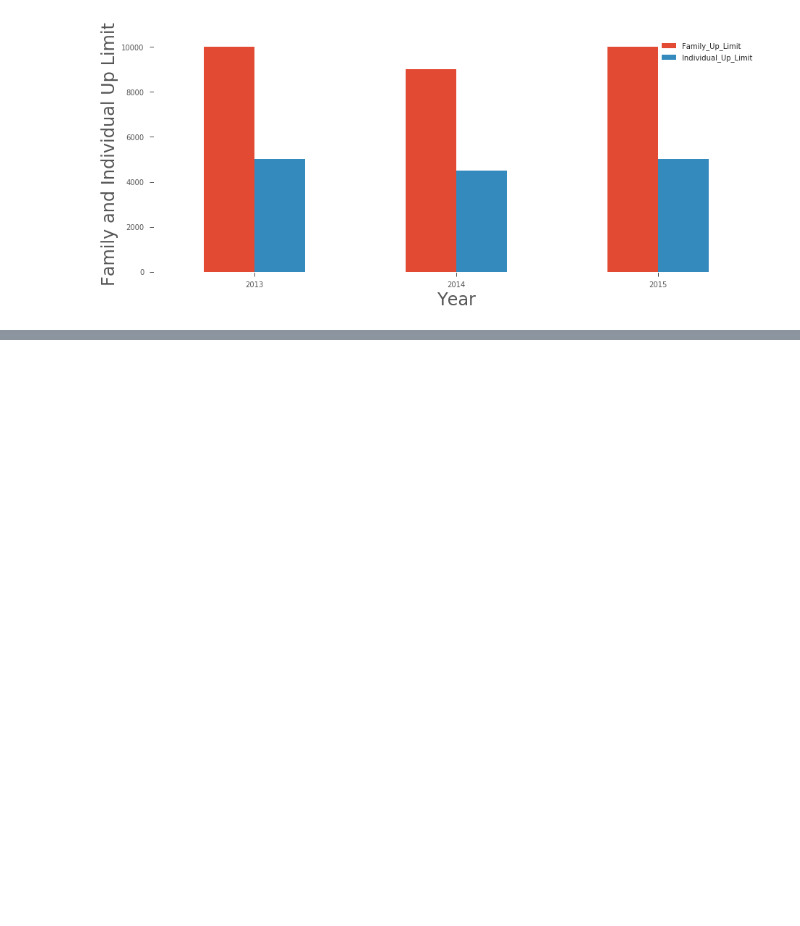
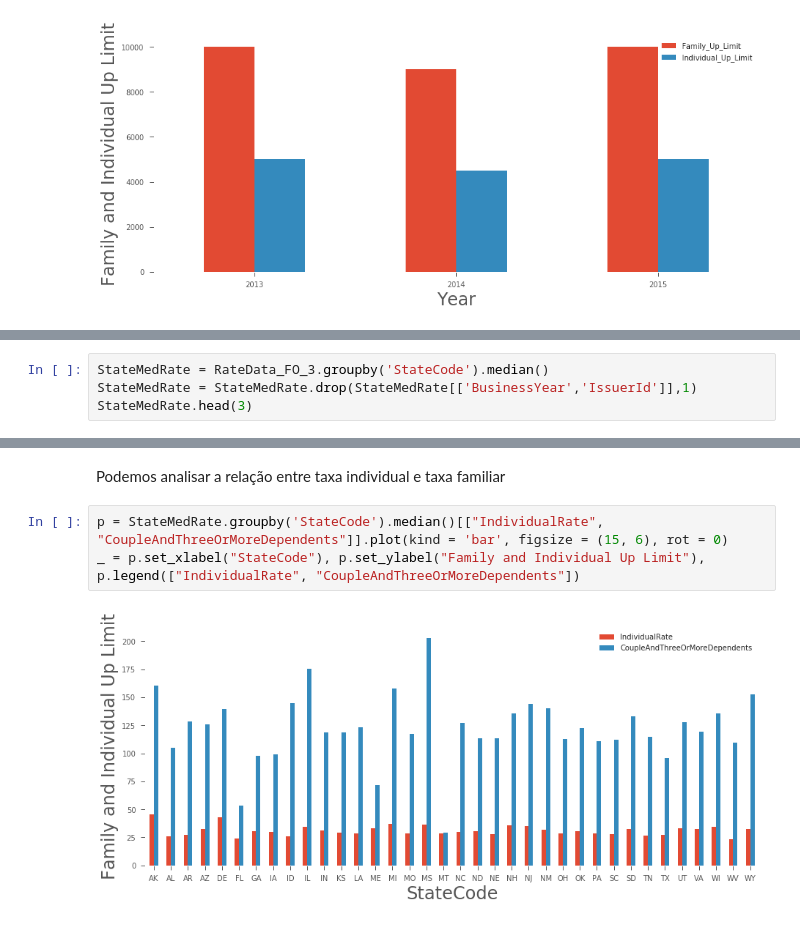
Before and after one commit to if1015-datascience-ufpe/2018-1-projeto-seguro_de_saude, a Jupyter notebook: Seguro_de_Saude.ipynb, the cells around one changed output, grey strips where cells are left out. Saved outputs shown, nothing was run; the diff lists cells and outputs as text; blank space fills up the shorter version.

```diff
--- a/Seguro_de_Saude.ipynb
+++ b/Seguro_de_Saude.ipynb
@@ -286,0 +366,4 @@ _ = p.set_xlabel("Year"), p.set_ylabel("Family and Individual Up Limit"), p.lege
+# %%
+StateMedRate = RateData_FO_3.groupby('StateCode').median()
+StateMedRate = StateMedRate.drop(StateMedRate[['BusinessYear','IssuerId']],1)
+StateMedRate.head(3)
@@ -286,0 +376,7 @@ _ = p.set_xlabel("Year"), p.set_ylabel("Family and Individual Up Limit"), p.lege
+# %% [markdown]
+Podemos analisar a relação entre taxa individual e taxa familiar
+# %%
+p = StateMedRate.groupby('StateCode').median()[["IndividualRate", "CoupleAndThreeOrMoreDependents"]].plot(kind = 'bar', figsize = (15, 6), rot = 0)
+_ = p.set_xlabel("StateCode"), p.set_ylabel("Family and Individual Up Limit"), p.legend(["IndividualRate", "CoupleAndThreeOrMoreDependents"])
+# %% [output]
+[figure, added]
```
Also changed, not shown: parts of 33 cells of this notebook.
